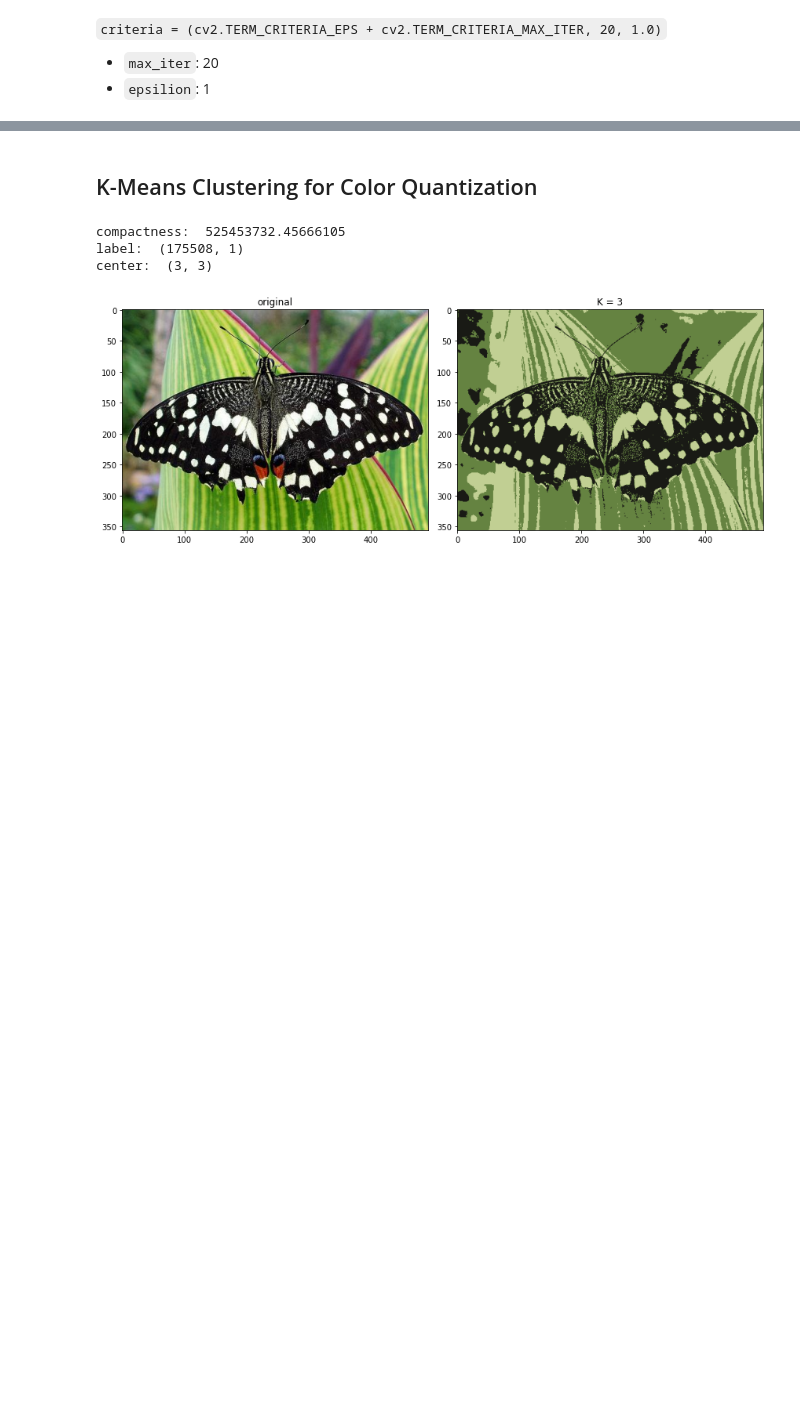
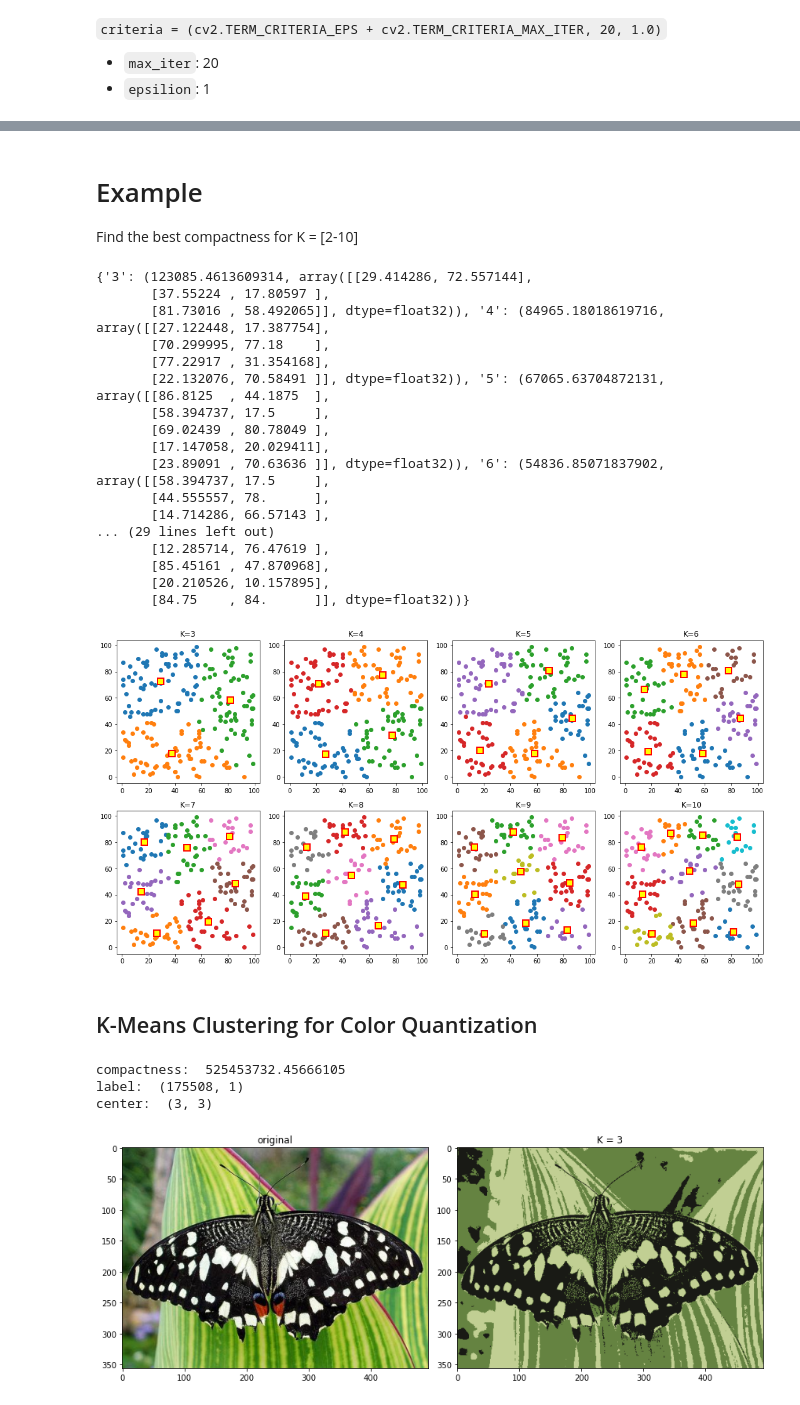
Before and after one commit to goke-ai/cv, a Jupyter notebook: essential/16.ipynb, the cells around one changed output, grey strips where cells are left out. Cells and saved outputs as stored; diff of their text form; code cells hidden in the pictures; blank space fills up the shorter version.

```diff
--- a/essential/16.ipynb
+++ b/essential/16.ipynb
@@ -171,3 +367,83 @@ Cluster the data into four (4).
+# %% [markdown]
+# Example
+Find the best compactness for K = [2-10]
+# %%
+# import numpy
+import numpy as np
+
+# import pyplot
+import matplotlib.pyplot as plt
+
+# seed = 9
+np.random.seed(9)
+
+# generate random integer data between 0-100 of shape (200,2)
+data = np.random.randint(0,100,(200,2))
+
+# convert to float32
+data = np.float32(data)
+
+# cluster K=4
+# criteria
+max_iter = 20
+epsilon = 1.0
+criteria = (cv.TERM_CRITERIA_EPS + cv.TERM_CRITERIA_MAX_ITER, max_iter, epsilon)
+
+#
+# plot original and cluster
+fig = plt.figure(figsize=(15, 15))
+
+# cluster
+results = {}
+G = []
+
+for p,K in enumerate(range(3, 11)):
+    compactness, label, center = cv.kmeans(data, K, None, criteria, 10, cv.KMEANS_RANDOM_CENTERS)
+    results[str(K)] = compactness, label, center
+
+    # make label single row
+    label_row = label.ravel()
+
+    plt.subplot(4,4,p+1)
+    plt.title(f'K={K}')
+
+    G = []
+    for i in range(K):
+        # sort into group by using bool indexing
+        G.insert(i, data[label_row == i])
+        # plot clustered data
+        plt.scatter(G[i][:,0], G[i][:,1])
+        plt.scatter(center[:,0], center[:,1], s=100, c='yellow', marker='s', edgecolors='red', linewidths=2)
+
+# dictionary Comprehesion
+dictCompactness =  {k: (v[0], v[2]) for k,v in results.items()}
+print(dictCompactness)
+
+
+# remove spaces
+plt.tight_layout()
+
+# clean up
+plt.show()
+# %% [output]
+{'3': (123085.4613609314, array([[29.414286, 72.557144],
+       [37.55224 , 17.80597 ],
+       [81.73016 , 58.492065]], dtype=float32)), '4': (84965.18018619716, array([[27.122448, 17.387754],
+       [70.299995, 77.18    ],
+       [77.22917 , 31.354168],
+       [22.132076, 70.58491 ]], dtype=float32)), '5': (67065.63704872131, array([[86.8125  , 44.1875  ],
+       [58.394737, 17.5     ],
+       [69.02439 , 80.78049 ],
+       [17.147058, 20.029411],
+       [23.89091 , 70.63636 ]], dtype=float32)), '6': (54836.85071837902, array([[58.394737, 17.5     ],
+       [44.555557, 78.      ],
+       [14.714286, 66.57143 ],
+... (29 lines left out)
+       [12.285714, 76.47619 ],
+       [85.45161 , 47.870968],
+       [20.210526, 10.157895],
+       [84.75    , 84.      ]], dtype=float32))}
+[figure, added]
 # %% [markdown]
 ## K-Means Clustering for Color Quantization
 # %%
```
Also changed, not shown: parts of 17 cells of this notebook, 2 other files.
